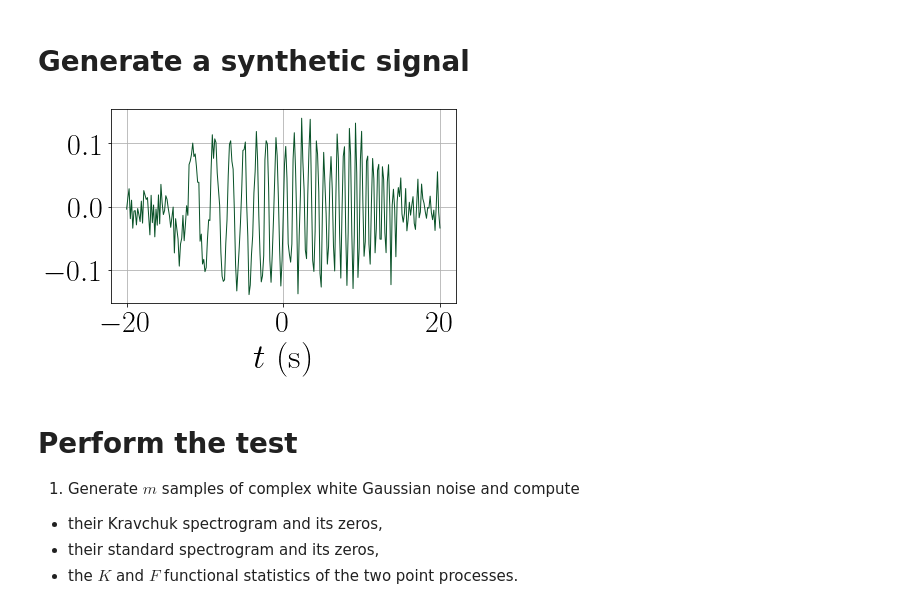
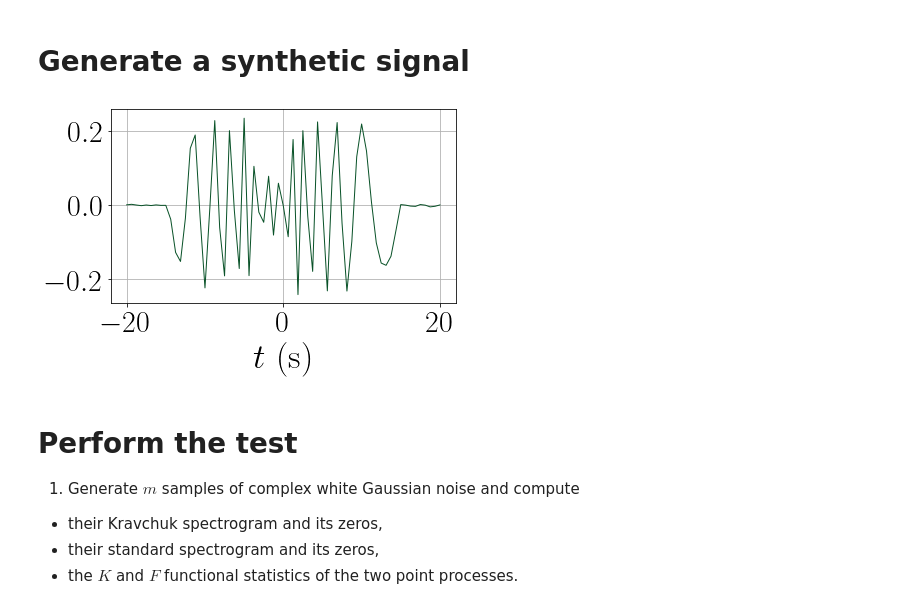
Before and after one commit to bpascal-fr/kravchuk-transform-and-its-zeros, a Jupyter notebook: demos/detection-test-Kravchuk-zeros.ipynb, the cells around one changed output. Saved outputs shown, nothing was run; the diff lists cells and outputs as text; code cells hidden in the pictures.

```diff
--- a/demos/detection-test-Kravchuk-zeros.ipynb
+++ b/demos/detection-test-Kravchuk-zeros.ipynb
@@ -80,24 +80,24 @@ with $\mathsf{snr}>0$.
 # Generate a synthetic signal
 # %%
 # number of points
-N        = 256
+N        = 64
 
 # bound of the observation window
 observe  = 20
 
 # duration of the chirp
 duration = 15
 
 # signal-to-noise ratio
-snr      = 2
+snr      = 50
 
 # generate a synthetic signal corrupted by complex white Gaussian noise
 nsignal, time_t = the_noisy_chirp(N,snr,observe,duration)
 
 # display the real part of the signal
 _ = display_signal(nsignal,time_t)
 # %% [output]
-[figure, old version]
+[figure, new version]
 # %% [markdown]
 # Perform the test
 
```
Also changed, not shown: parts of 7 cells of this notebook, 4 other files.
